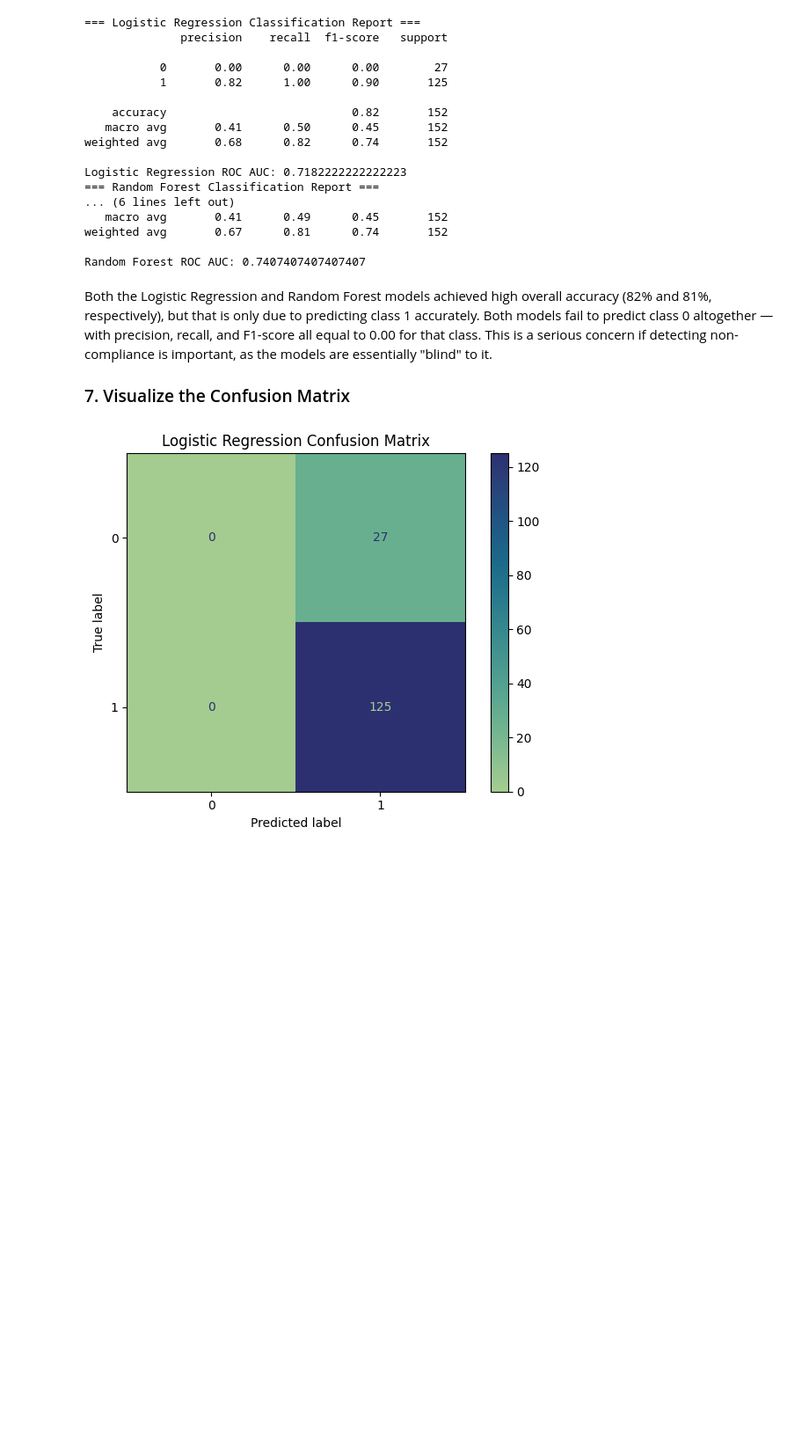
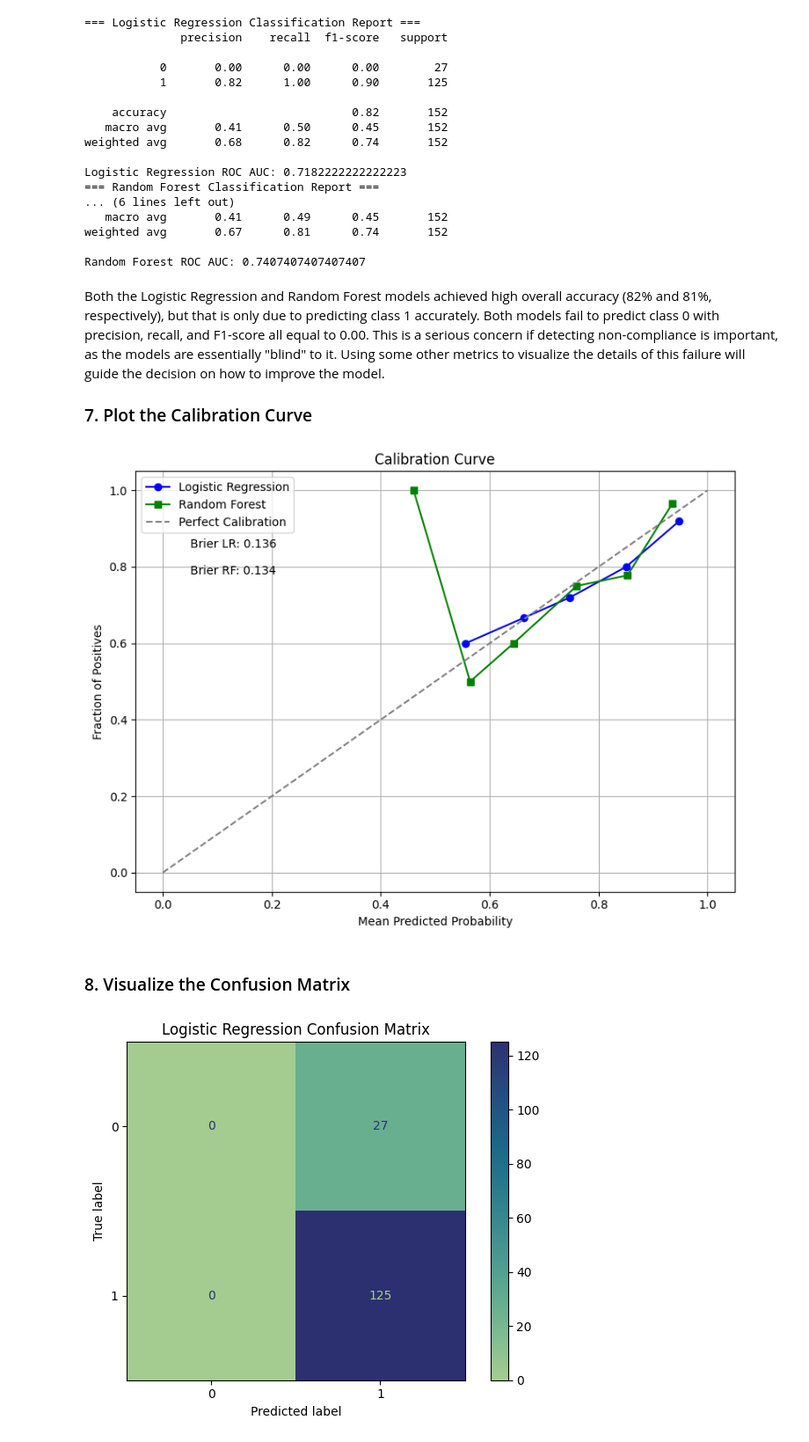
Before and after one commit to Bdowdle4/Dowdle_Analytics_Capstone, a Jupyter notebook: Notebooks/modeling.ipynb, the cells around one changed output. Shown: that part at 88% size. Cells and saved outputs as stored; diff of their text form; code cells hidden in the pictures; blank space fills up the shorter version.

Commit message:
add calibration and figures

```diff
--- a/Notebooks/modeling.ipynb
+++ b/Notebooks/modeling.ipynb
@@ -156,9 +155,44 @@ weighted avg       0.67      0.81      0.74       152
 
 Random Forest ROC AUC: 0.7407407407407407
 # %% [markdown]
-Both the Logistic Regression and Random Forest models achieved high overall accuracy (82% and 81%, respectively), but that is only due to predicting class 1 accurately. Both models fail to predict class 0 altogether — with precision, recall, and F1-score all equal to 0.00 for that class. This is a serious concern if detecting non-compliance is important, as the models are essentially "blind" to it.
+Both the Logistic Regression and Random Forest models achieved high overall accuracy (82% and 81%, respectively), but that is only due to predicting class 1 accurately. Both models fail to predict class 0 with precision, recall, and F1-score all equal to 0.00. This is a serious concern if detecting non-compliance is important, as the models are essentially "blind" to it. Using some other metrics to visualize the details of this failure will guide the decision on how to improve the model.
 
-### 7. Visualize the Confusion Matrix
+### 7. Plot the Calibration Curve
+# %%
+# Get predicted probabilities
+y_proba_lr = logreg_pipeline.predict_proba(X_test)[:, 1]
+y_proba_rf = rf_best.predict_proba(X_test)[:, 1]
+
+# Calibration curve Logistic Regression
+prob_true_lr, prob_pred_lr = calibration_curve(y_test, y_proba_lr, n_bins=10, strategy='uniform')
+
+# Calibration curve Random Forest
+prob_true_rf, prob_pred_rf = calibration_curve(y_test, y_proba_rf, n_bins=10, strategy='uniform')
+
+# Create the plot
+plt.figure(figsize=(8, 6))
+plt.plot(prob_pred_lr, prob_true_lr, marker='o', label='Logistic Regression', color='blue')
+plt.plot(prob_pred_rf, prob_true_rf, marker='s', label='Random Forest', color='green')
+plt.plot([0, 1], [0, 1], linestyle='--', color='gray', label='Perfect Calibration')
+
+# Add Brier Score - lower is better
+brier_lr = brier_score_loss(y_test, y_proba_lr)
+brier_rf = brier_score_loss(y_test, y_proba_rf)
+plt.text(0.05, 0.85, f'Brier LR: {brier_lr:.3f}', fontsize=10)
+plt.text(0.05, 0.78, f'Brier RF: {brier_rf:.3f}', fontsize=10)
+
+# Plot titles and labels
+plt.title("Calibration Curve")
+plt.xlabel("Mean Predicted Probability")
+plt.ylabel("Fraction of Positives")
+plt.legend()
+plt.grid(True)
+plt.tight_layout()
+plt.show()
+# %% [output]
+[figure, added]
+# %% [markdown]
+### 8. Visualize the Confusion Matrix
 # %%
 # Logistic Regression
 ConfusionMatrixDisplay.from_estimator(logreg_pipeline, X_test, y_test, cmap='crest')
```
Also changed, not shown: parts of 9 cells of this notebook, 16 other files.
